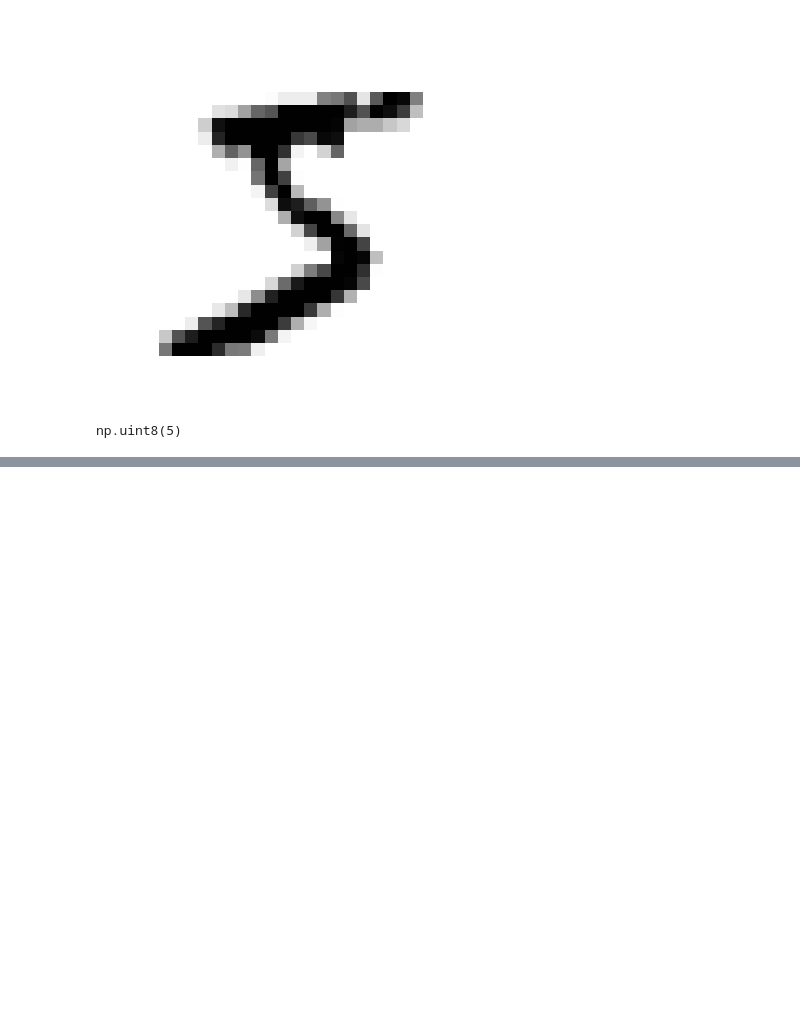
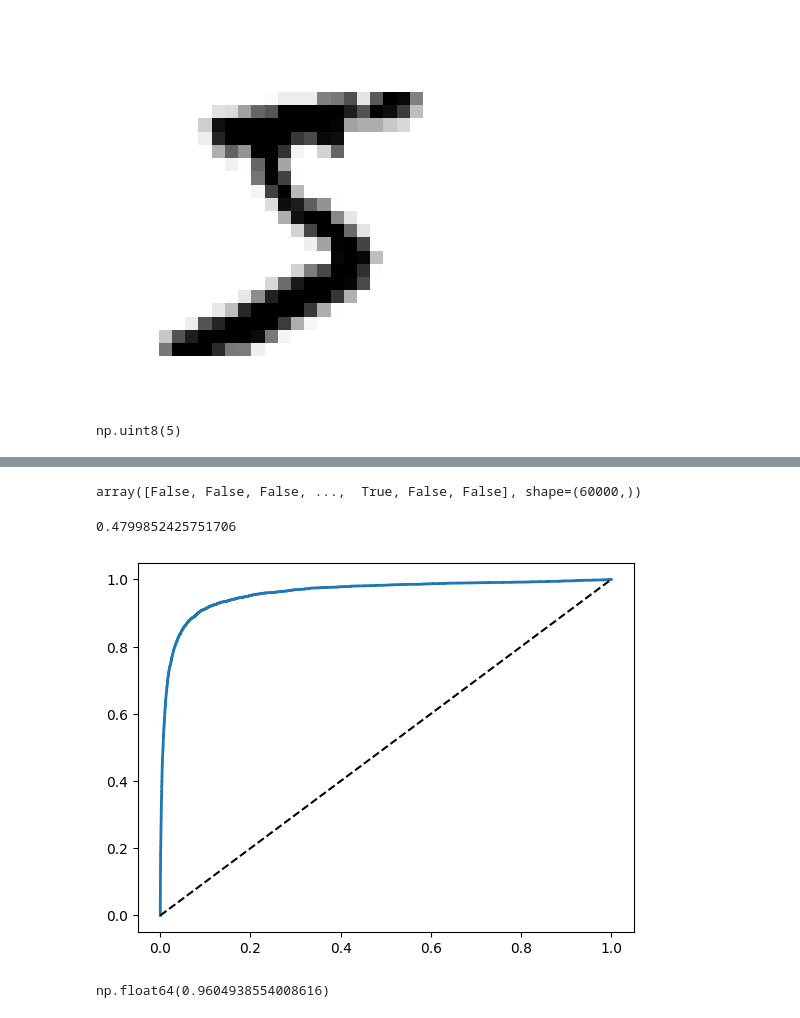
Before and after one commit to Arshya-S/Hands-On-Machine-Learning, a Jupyter notebook: Classification.ipynb, the cells around one changed output, grey strips where cells are left out. Saved outputs shown, nothing was run; the diff lists cells and outputs as text; code cells hidden in the pictures; blank space fills up the shorter version.

```diff
--- a/Classification.ipynb
+++ b/Classification.ipynb
@@ -32,0 +101,27 @@ X_train, X_test, y_train, y_test = X[:60000], X[60000:], y[:60000], y[60000:]
+# %%
+y_train_pred_90 = (y_scores >= threshold_90_precision)
+y_train_pred_90
+# %% [output]
+array([False, False, False, ...,  True, False, False], shape=(60000,))
+# %%
+precision_score(y_train_5, y_train_pred_90)
+recall_score(y_train_5, y_train_pred_90)
+# %% [output]
+0.4799852425751706
+# %%
+from sklearn.metrics import roc_curve
+fpr, tpr, thresholds = roc_curve(y_train_5, y_scores)
+# %%
+def plot_roc_curve(fpr, tpr, label=None):
+    plt.plot(fpr, tpr, linewidth=2, label=label)
+    plt.plot([0, 1], [0, 1], 'k--') # Dashed diagonal
+
+plot_roc_curve(fpr, tpr)
+plt.show()
+# %% [output]
+[figure, added]
+# %%
+from sklearn.metrics import roc_auc_score
+roc_auc_score(y_train_5, y_scores)
+# %% [output]
+np.float64(0.9604938554008616)
```
Also changed, not shown: parts of 29 cells of this notebook.
